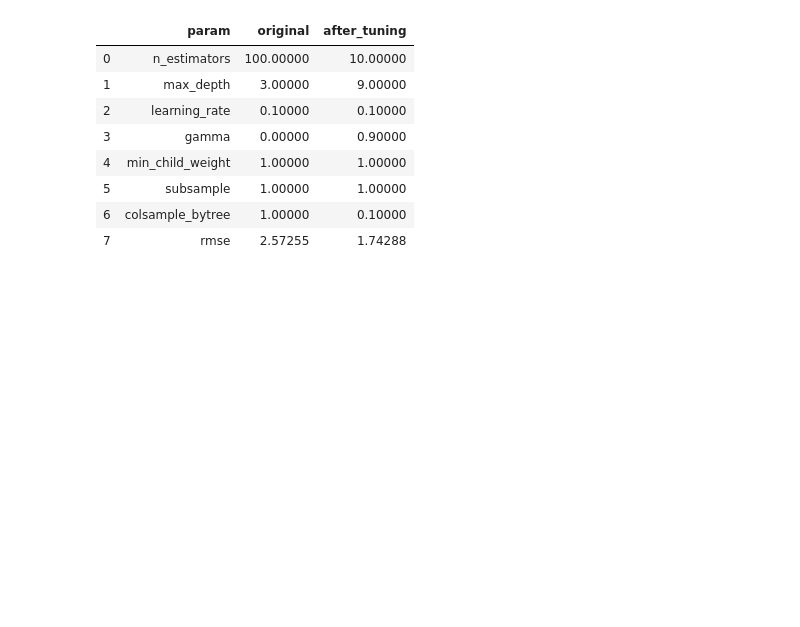
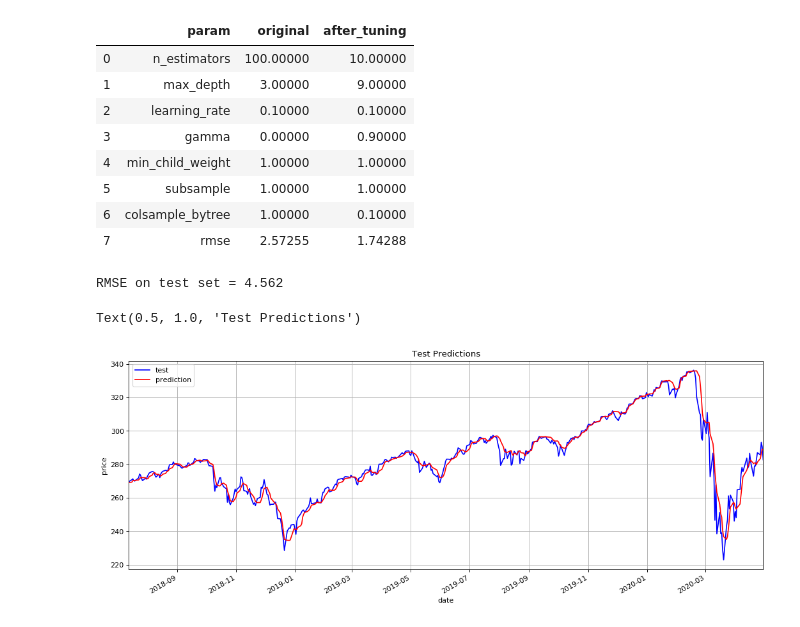
Before and after one commit to terrill11/spy_trend, a Jupyter notebook: spy_trend_xgboost.ipynb, the cells around one changed output. Cells and saved outputs as stored; diff of their text form; code cells hidden in the pictures; blank space fills up the shorter version.

Commit message:
final baseline test results

```diff
--- a/spy_trend_xgboost.ipynb
+++ b/spy_trend_xgboost.ipynb
@@ -608,14 +608,14 @@ error_rate = {'subsample':[], 'colsample_bytree':[], 'rmse':[]}
 
 for param in subsample_range:
     for param2 in colsample_bytree_range:
-        result = train_xgb_model(X_train_scaled,
-                                 y_train_scaled,
-                                 X_valid_scaled,
-                                 y_valid,
-                                 subsample=param,
-                                 colsample_bytree=param2,
-                                 max_depth=new_max_depth,
-                                 min_child_weight=new_min_child_weight)
+        result, _ = train_xgb_model(X_train_scaled,
+                                    y_train_scaled,
+                                    X_valid_scaled,
+                                    y_valid,
+                                    subsample = param,
+                                    colsample_bytree = param2,
+                                    max_depth = new_max_depth,
+                                    min_child_weight = new_min_child_weight)
 
         error_rate['subsample'].append(param)
         error_rate['colsample_bytree'].append(param2)
@@ -860,0 +848,34 @@ tuned_params_df
+# %%
+final_rmse, final_predict = train_xgb_model(X_train = X_train_valid_scaled,
+                                            y_train = y_train_valid_scaled,
+                                            X_test = X_test_scaled,
+                                            y_test = y_test,
+                                            mean = test['spy_mean'],
+                                            std = test['spy_std'],
+                                            n_estimators = new_n_estimators,
+                                            max_depth = new_max_depth,
+                                            learning_rate = new_learning_rate,
+                                            gamma = new_gamma,
+                                            min_child_weight = new_min_child_weight,
+                                            subsample = new_subsample,
+                                            colsample_bytree = new_colsample_bytree,
+                                            random_state = 0)
+
+print("RMSE on test set = %0.3f" % final_rmse)
+# %% [output]
+RMSE on test set = 4.562
+# %%
+plt.figure(figsize=(16, 6), dpi=80, facecolor='w')
+
+test_predict_df = pd.DataFrame({'predict': final_predict}, index=y_test.index)
+
+ax = y_test.plot(style='b', grid=True)
+ax = test_predict_df.plot(style='r', grid=True, ax=ax)
+
+ax.legend(['test', 'prediction'])
+ax.set_xlabel('date')
+ax.set_ylabel('price')
+ax.set_title('Test Predictions')
+# %% [output]
+Text(0.5, 1.0, 'Test Predictions')
+[figure, added]
```
Also changed, not shown: parts of 13 cells of this notebook.
